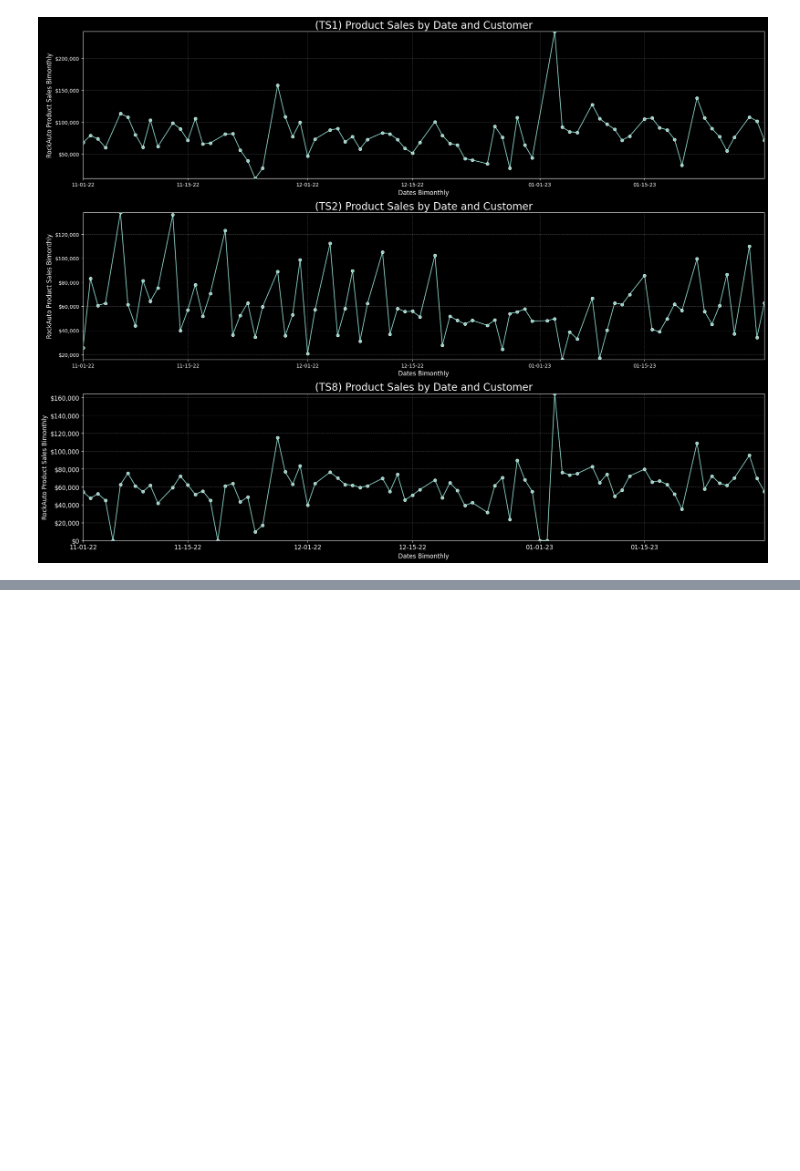
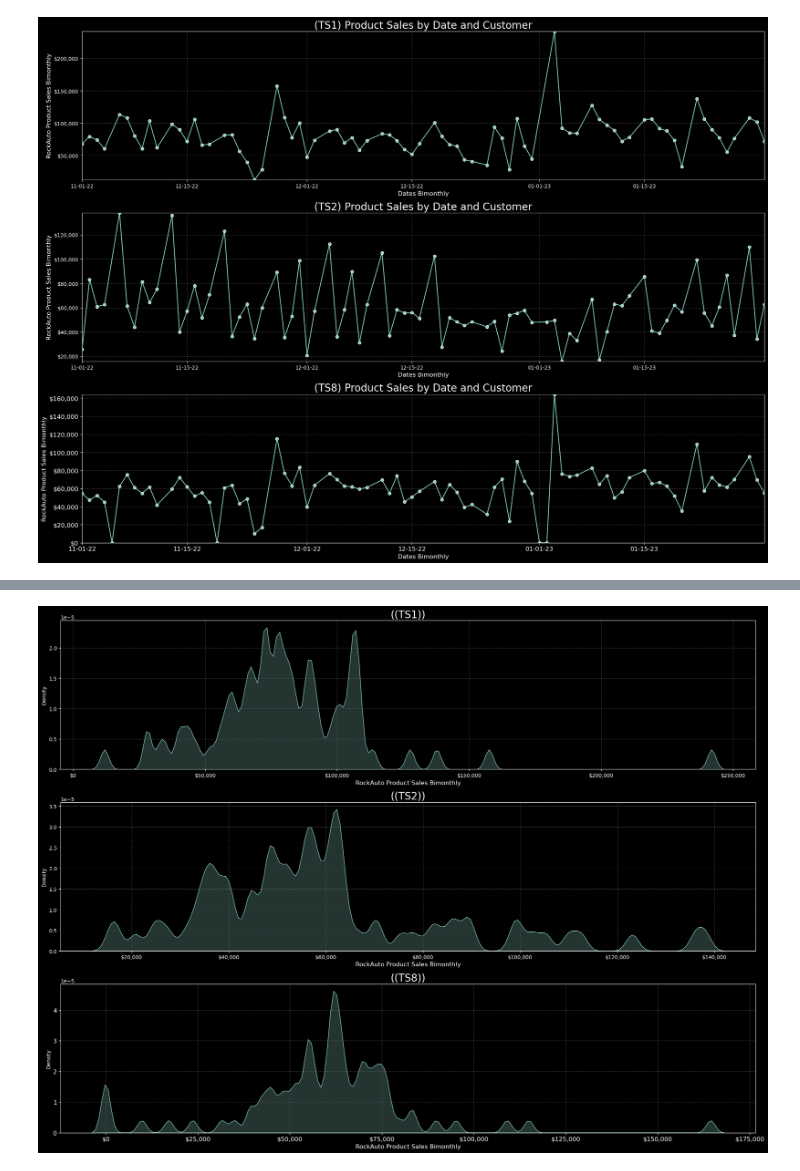
Before and after one commit to zeekwired/Tristate, a Jupyter notebook: TS2 Sales Prediction/Tristate Parts Sold.ipynb, the cells around one changed output, grey strips where cells are left out. Saved outputs shown, nothing was run; the diff lists cells and outputs as text; code cells hidden in the pictures; blank space fills up the shorter version.

```diff
--- a/TS2 Sales Prediction/Tristate Parts Sold.ipynb
+++ b/TS2 Sales Prediction/Tristate Parts Sold.ipynb
@@ -199,0 +209,4 @@ density_plot([skp_ts1, skp_ts2, skp_ts8], 'Cost', ['TS1', 'TS2', 'TS8'])
+# %%
+density_plot([plot_ts1, plot_ts2, plot_ts8], 'Cost', ['(TS1)', '(TS2)', '(TS8)'])
+# %% [output]
+[figure, added]
```
Also changed, not shown: parts of 2 cells of this notebook.
